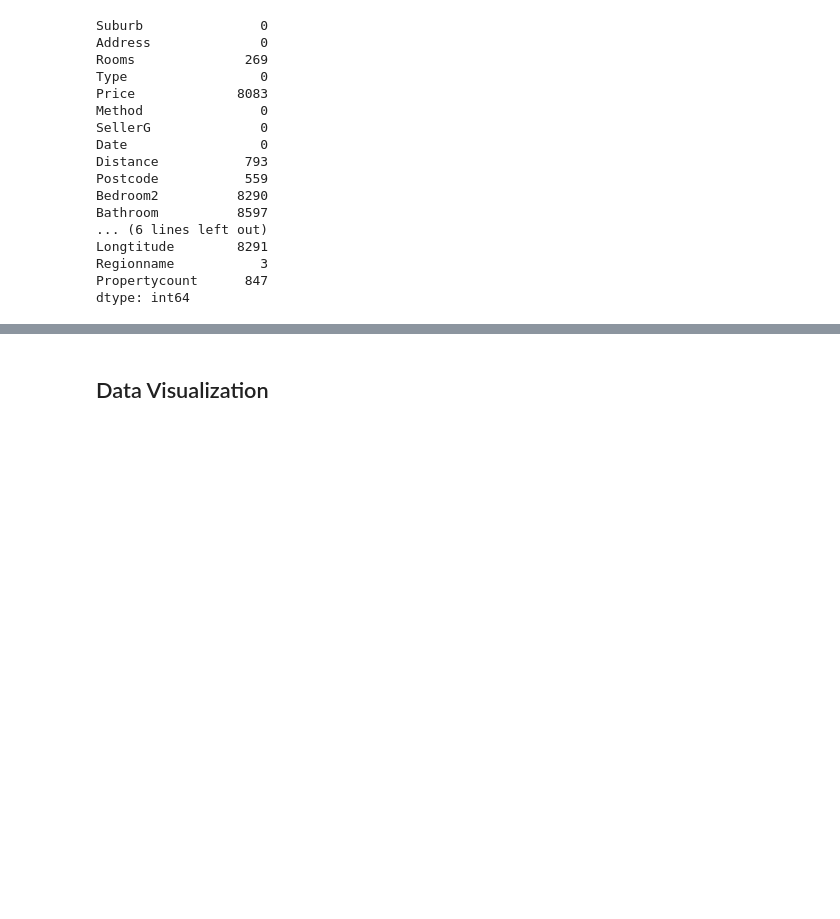
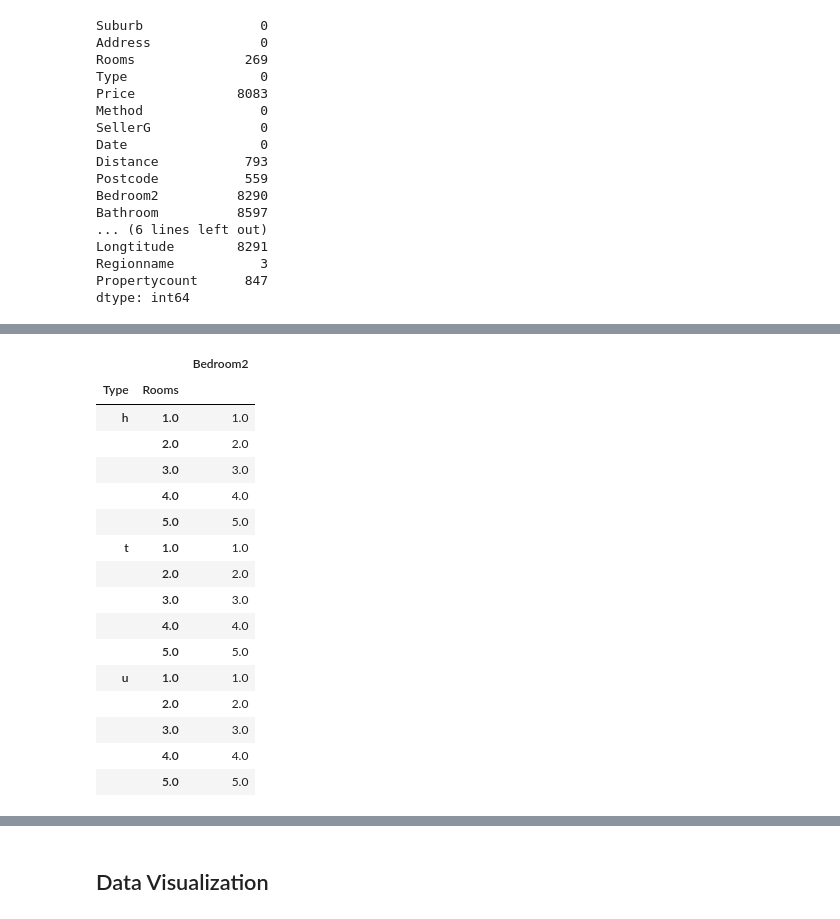
Before and after one commit to acelyavul/melbourne_housing_market_price_prediction, a Jupyter notebook: notebookc611bf6c34.ipynb, the cells around one changed output, grey strips where cells are left out. Saved outputs shown, nothing was run; the diff lists cells and outputs as text; code cells hidden in the pictures; blank space fills up the shorter version.

```diff
--- a/notebookc611bf6c34.ipynb
+++ b/notebookc611bf6c34.ipynb
@@ -377,0 +383,21 @@ dtype: int64
+# %%
+# Check the common value of Bedroom2 by grouping Rooms and Type
+df[["Rooms", "Type","Bedroom2"]].groupby(["Type","Rooms"]).agg(pd.Series.mode)
+# %% [output]
+|  |  | Bedroom2 |
+| Type | Rooms |  |
+| h | 1.0 | 1.0 |
+|  | 2.0 | 2.0 |
+|  | 3.0 | 3.0 |
+|  | 4.0 | 4.0 |
+|  | 5.0 | 5.0 |
+| t | 1.0 | 1.0 |
+|  | 2.0 | 2.0 |
+|  | 3.0 | 3.0 |
+|  | 4.0 | 4.0 |
+|  | 5.0 | 5.0 |
+| u | 1.0 | 1.0 |
+|  | 2.0 | 2.0 |
+|  | 3.0 | 3.0 |
+|  | 4.0 | 4.0 |
+|  | 5.0 | 5.0 |
```
Also changed, not shown: parts of 18 cells of this notebook.
